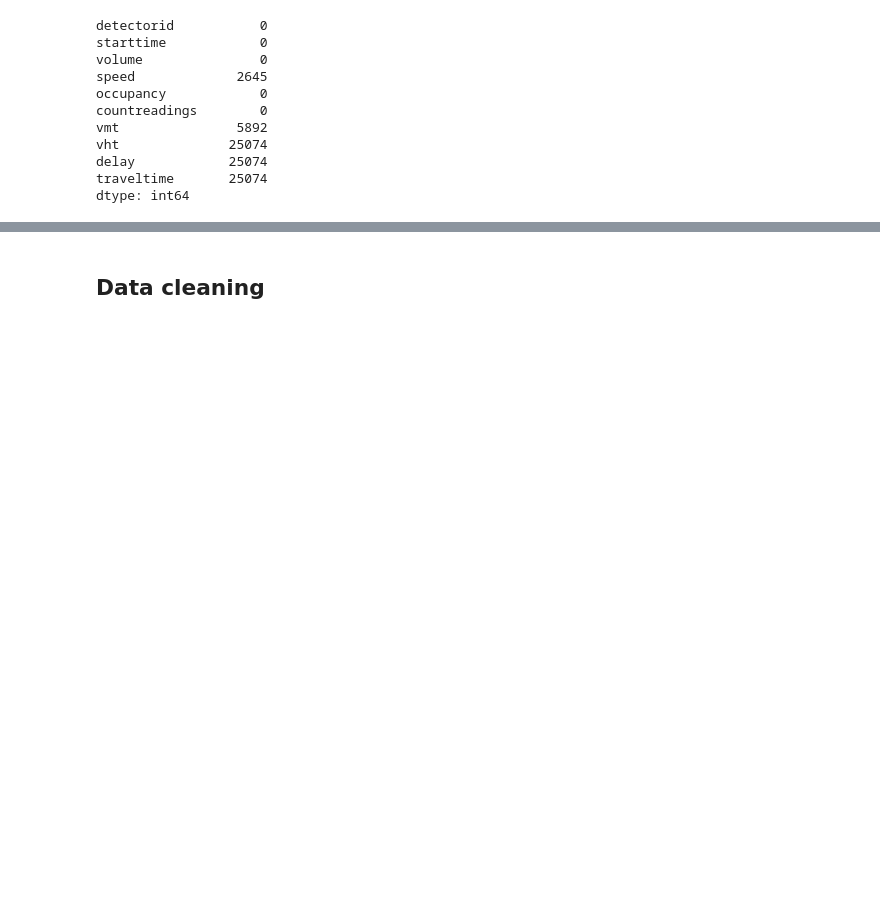
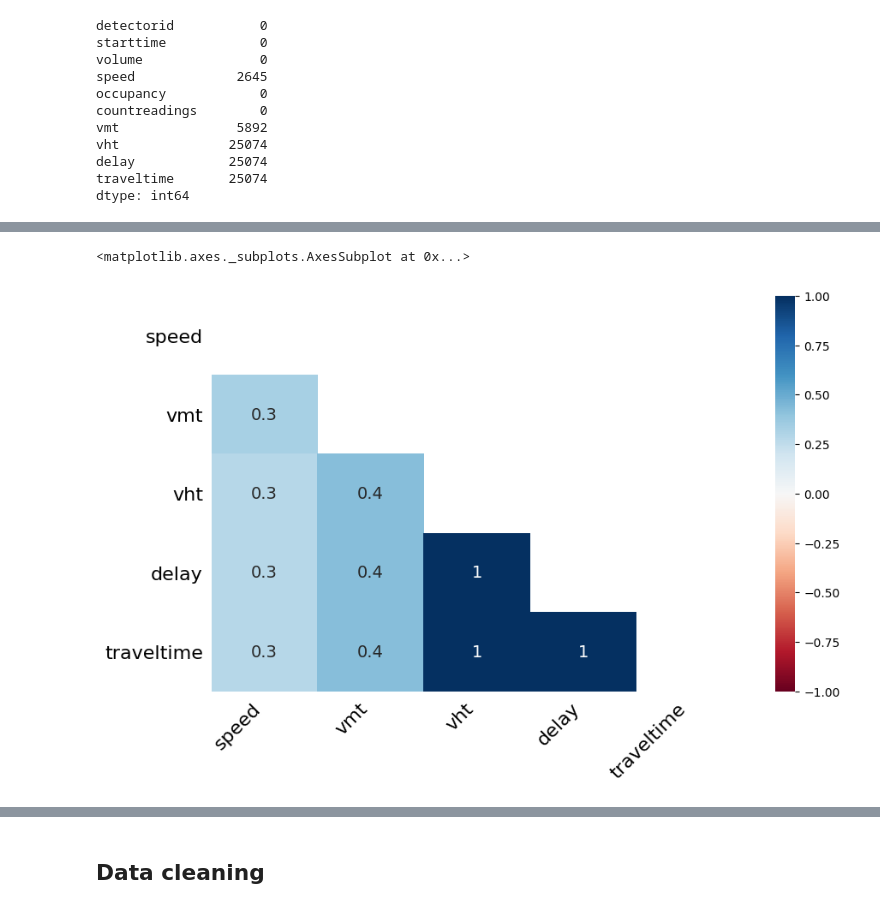
Before and after one commit to data-science-pdx/playground, a Jupyter notebook: data_analysis.ipynb, the cells around one changed output, grey strips where cells are left out. Cells and saved outputs as stored; diff of their text form; code cells hidden in the pictures; blank space fills up the shorter version.

```diff
--- a/data_analysis.ipynb
+++ b/data_analysis.ipynb
@@ -129,0 +134,5 @@ plt.show()
+# %%
+msno.heatmap(data,figsize=(10,6))
+# %% [output]
+<matplotlib.axes._subplots.AxesSubplot at 0x...>
+[figure, added]
```
Also changed, not shown: parts of 15 cells of this notebook.
